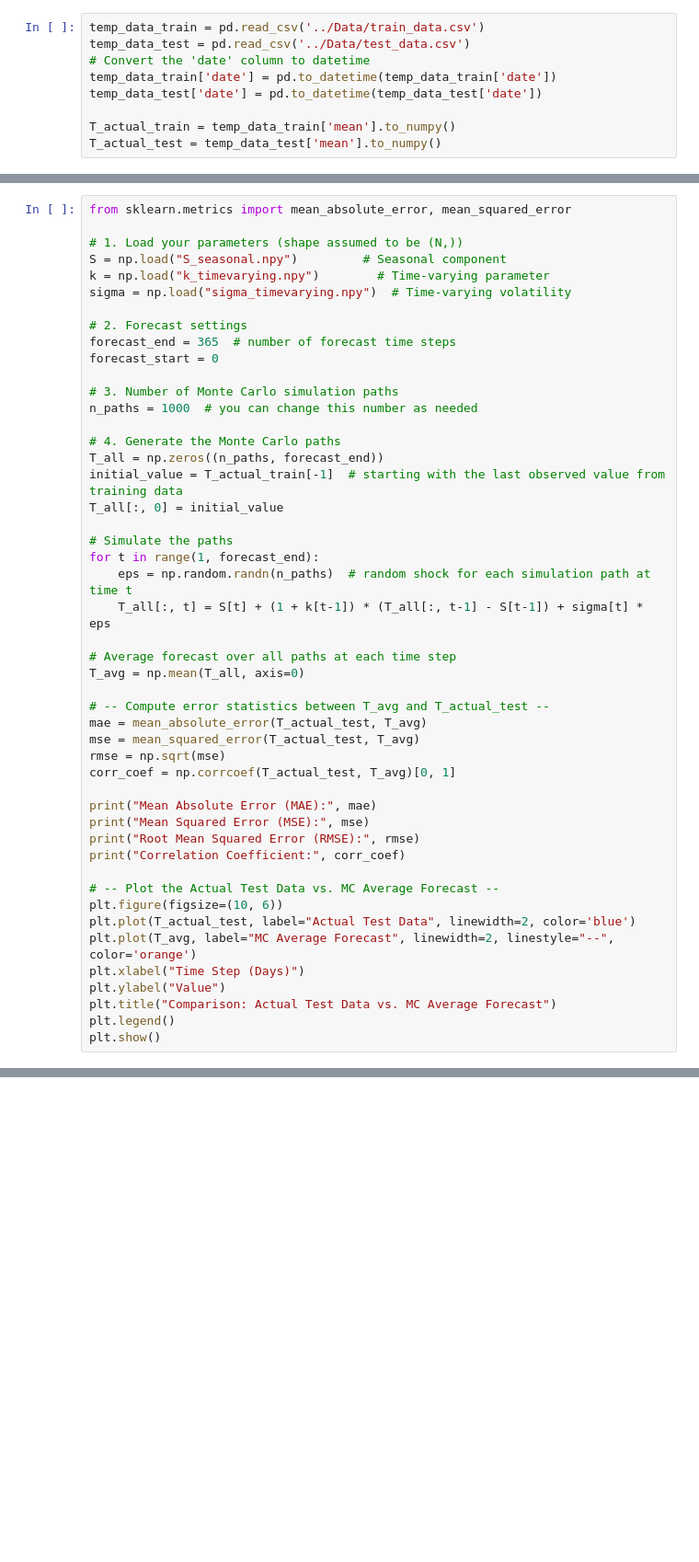
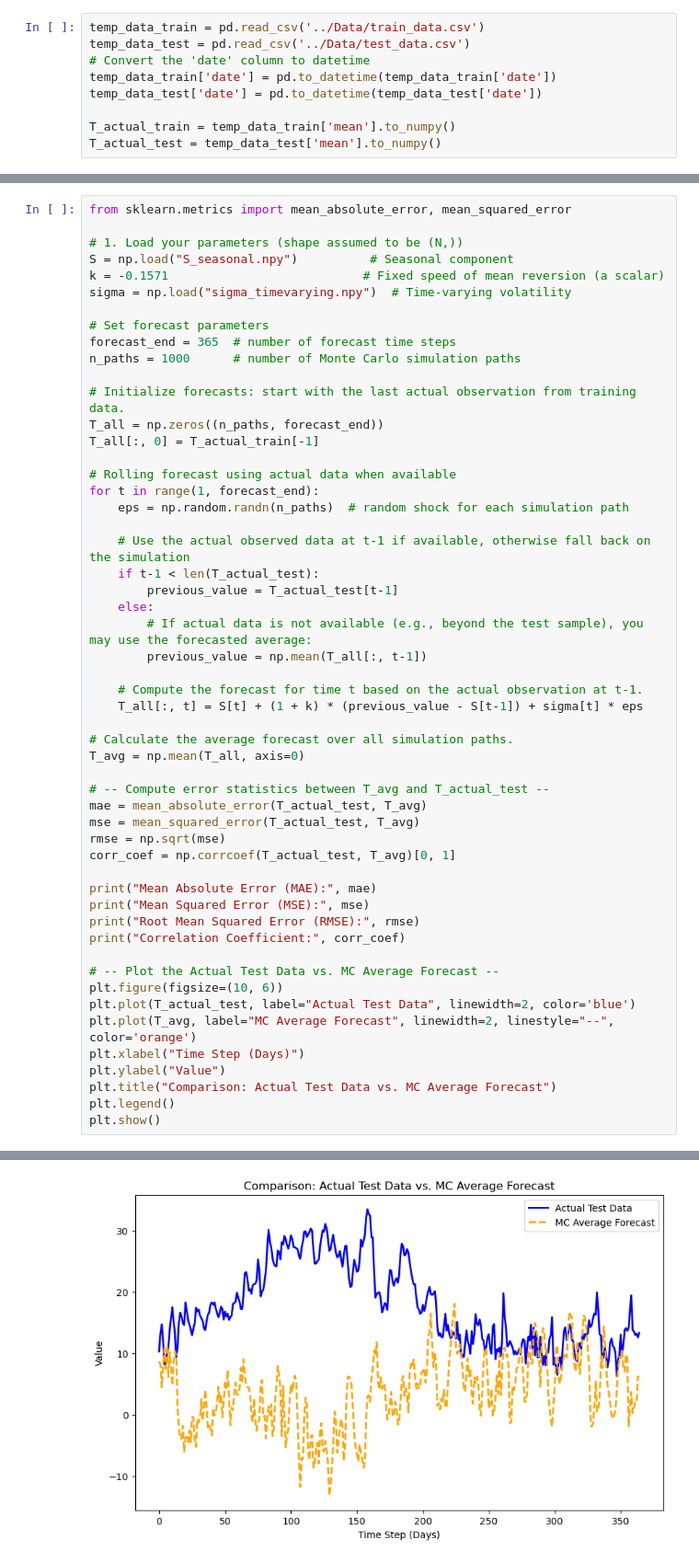
Before and after one commit to GianiRanzetti/Minerva---Weather-Derivatives, a Jupyter notebook: WN_model/forecast.ipynb, the cells around one changed output, grey strips where cells are left out. Shown: that part at 92% size. Saved outputs shown, nothing was run; the diff lists cells and outputs as text; blank space fills up the shorter version.

```diff
--- a/WN_model/forecast.ipynb
+++ b/WN_model/forecast.ipynb
@@ -15,28 +21,33 @@ T_actual_test = temp_data_test['mean'].to_numpy()
 from sklearn.metrics import mean_absolute_error, mean_squared_error
 
 # 1. Load your parameters (shape assumed to be (N,))
-S = np.load("S_seasonal.npy")         # Seasonal component
-k = np.load("k_timevarying.npy")        # Time-varying parameter
+S = np.load("S_seasonal.npy")          # Seasonal component
+k = -0.1571                           # Fixed speed of mean reversion (a scalar)
 sigma = np.load("sigma_timevarying.npy")  # Time-varying volatility
 
-# 2. Forecast settings
+# Set forecast parameters
 forecast_end = 365  # number of forecast time steps
-forecast_start = 0
+n_paths = 1000      # number of Monte Carlo simulation paths
 
-# 3. Number of Monte Carlo simulation paths
-n_paths = 1000  # you can change this number as needed
+# Initialize forecasts: start with the last actual observation from training data.
+T_all = np.zeros((n_paths, forecast_end))
+T_all[:, 0] = T_actual_train[-1]
 
-# 4. Generate the Monte Carlo paths
-T_all = np.zeros((n_paths, forecast_end))
-initial_value = T_actual_train[-1]  # starting with the last observed value from training data
-T_all[:, 0] = initial_value
+# Rolling forecast using actual data when available
+for t in range(1, forecast_end):
+    eps = np.random.randn(n_paths)  # random shock for each simulation path
 
-# Simulate the paths
-for t in range(1, forecast_end):
-    eps = np.random.randn(n_paths)  # random shock for each simulation path at time t
-    T_all[:, t] = S[t] + (1 + k[t-1]) * (T_all[:, t-1] - S[t-1]) + sigma[t] * eps
+    # Use the actual observed data at t-1 if available, otherwise fall back on the simulation
+    if t-1 < len(T_actual_test):
+        previous_value = T_actual_test[t-1]
+    else:
+        # If actual data is not available (e.g., beyond the test sample), you may use the forecasted average:
+        previous_value = np.mean(T_all[:, t-1])
 
-# Average forecast over all paths at each time step
+    # Compute the forecast for time t based on the actual observation at t-1.
+    T_all[:, t] = S[t] + (1 + k) * (previous_value - S[t-1]) + sigma[t] * eps
+
+# Calculate the average forecast over all simulation paths.
 T_avg = np.mean(T_all, axis=0)
 
 # -- Compute error statistics between T_avg and T_actual_test --
@@ -59,3 +70,4 @@ plt.ylabel("Value")
 plt.title("Comparison: Actual Test Data vs. MC Average Forecast")
 plt.legend()
 plt.show()
+# %% [output]
@@ -61,0 +78 @@ plt.show()
+[figure, added]
```
Also changed, not shown: parts of 2 cells of this notebook, 3 other files.
